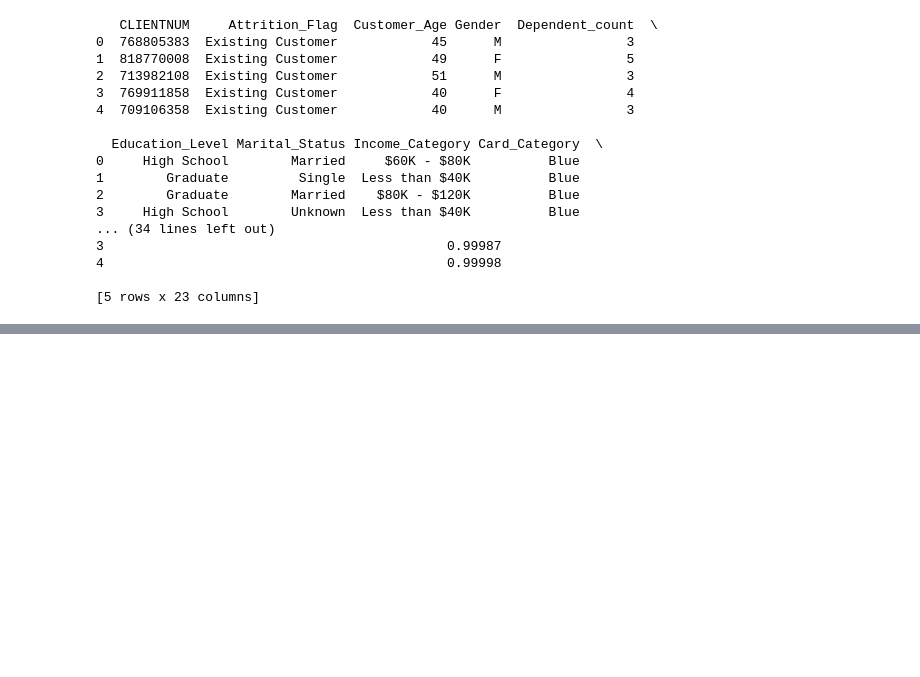
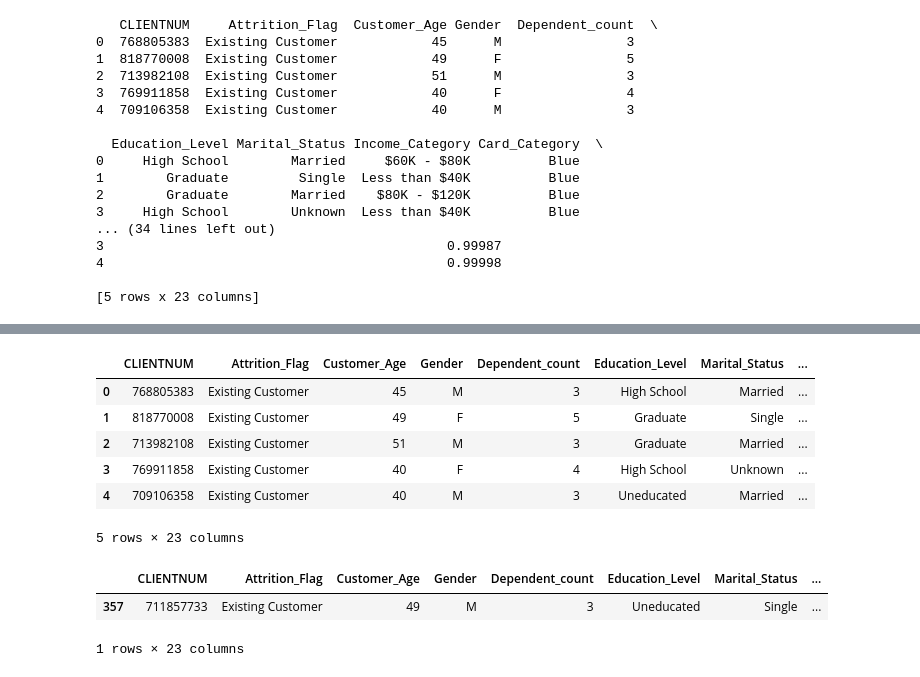
Before and after one commit to AlenaMochalina/Credit-card-attrition-analysis-in-Python, a Jupyter notebook: Credit_card_analysis.ipynb, the cells around one changed output, grey strips where cells are left out. Drawn from its saved outputs; the diff is of its cells as text; code cells hidden in the pictures; blank space fills up the shorter version.

```diff
--- a/Credit_card_analysis.ipynb
+++ b/Credit_card_analysis.ipynb
@@ -26,0 +42,41 @@ print(data.head())
+# %%
+data.head()
+## Tento dataset poskytuje informace o zákaznících pro předpověď odchodu zákazníků u portfolia spotřebitelských kreditních karet.
+
+    # CLIENTNUM: Unikátní identifikátor pro každého zákazníka. (Celé číslo = Integer)
+    # Attrition_Flag: Příznak označující, zda zákazník odešel. (Boolean)
+    # Customer_Age: Věk zákazníka. (Celé číslo = Integer)
+    # Gender: Pohlaví zákazníka. (Text = String)
+    # Dependent_count: Počet závislých osob, které má zákazník. (Celé číslo = Integer)
+    # Education_Level: Úroveň vzdělání zákazníka. (String)
+    # Marital_Status: Rodinný stav zákazníka. (String)
+    # Income_Category: Příjmová kategorie zákazníka. (String)
+    # Card_Category: Typ karty, kterou zákazník vlastní. (String)
+    # Months_on_book: Jak dlouho je zákazník vedený v evidenci. (Integer)
+    # Total_Relationship_Count: Celkový počet vztahů, které zákazník má s poskytovatelem kreditní karty. (Integer)
+    # Months_Inactive_12_mon: Počet měsíců, kdy byl zákazník neaktivní za posledních dvanáct měsíců. (Integer)
+    # Contacts_Count_12_mon: Počet kontaktů, které měl zákazník za posledních dvanáct měsíců. (Integer)
+    # Credit_Limit: Úvěrový limit zákazníka. (Celé číslo)
+    # Total_Revolving_Bal: Celkový revolvingový zůstatek zákazníka. (Celé číslo)
+    # Avg_Open_To_Buy: Průměrný poměr otevřených úvěrových možností k nákupům zákazníka. (Celé číslo)
+    # Total_Amt_Chng_Q4_Q1: Celková změna částky od čtvrtého čtvrtletí do prvního čtvrtletí. (Celé číslo)
+    # Total_Trans_Amt: Celková transakční částka. (Celé číslo)
+    # Total_Trans_Ct: Celkový počet transakcí. (Celé číslo)
+    # Total_Ct_Chng_Q4_Q1: Celková změna počtu transakcí od čtvrtého čtvrtletí do prvního čtvrtletí. (Celé číslo)
+    # Avg_Utilization_Ratio: Průměrný poměr využití úvěrového limitu zákazníka. (Celé číslo)
+    # Naive_Bayes_Classifier_Attrition_Flag_Card_Category_Contacts_Count_12_mon_Dependent_count_Education_Level_Months_Inactive_12_mon_1: Naivní Bayesův klasifikátor pro předpověď odchodu zákazníka na základě charakteristik.
+# %% [output]
+|  | CLIENTNUM | Attrition_Flag | Customer_Age | Gender | Dependent_count | Education_Level | Marital_Status | ... |
+| 0 | 768805383 | Existing Customer | 45 | M | 3 | High School | Married | ... |
+| 1 | 818770008 | Existing Customer | 49 | F | 5 | Graduate | Single | ... |
+| 2 | 713982108 | Existing Customer | 51 | M | 3 | Graduate | Married | ... |
+| 3 | 769911858 | Existing Customer | 40 | F | 4 | High School | Unknown | ... |
+| 4 | 709106358 | Existing Customer | 40 | M | 3 | Uneducated | Married | ... |
+5 rows × 23 columns
+# %%
+data.sample(
+)
+# %% [output]
+|  | CLIENTNUM | Attrition_Flag | Customer_Age | Gender | Dependent_count | Education_Level | Marital_Status | ... |
+| 357 | 711857733 | Existing Customer | 49 | M | 3 | Uneducated | Single | ... |
+1 rows × 23 columns
```
Also changed, not shown: parts of 8 cells of this notebook.
